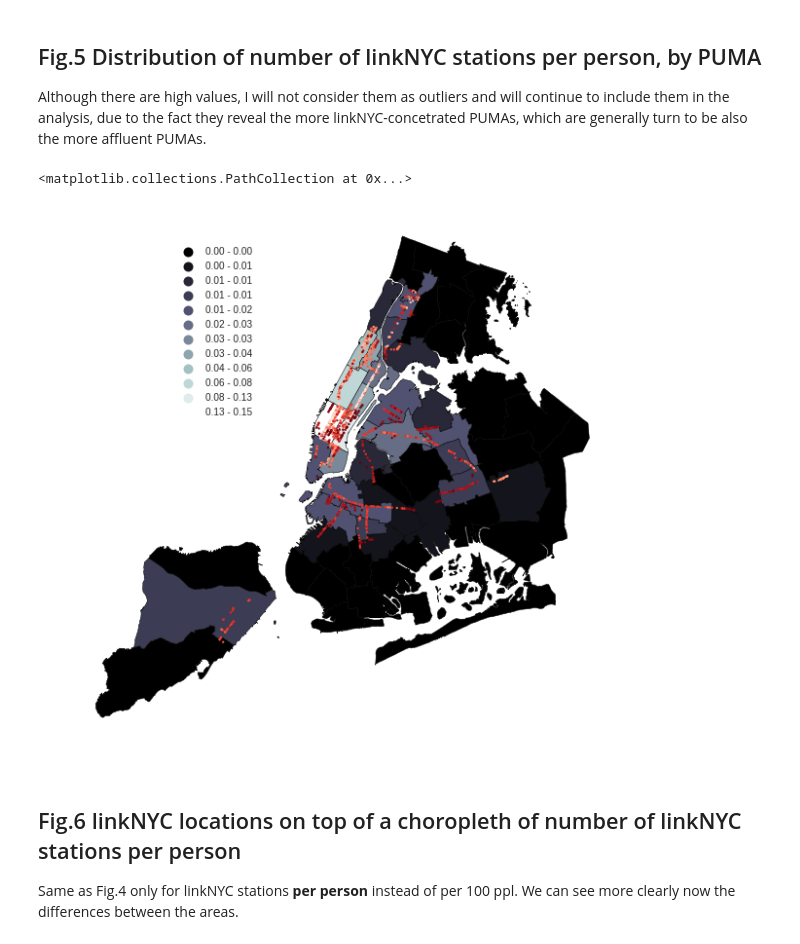
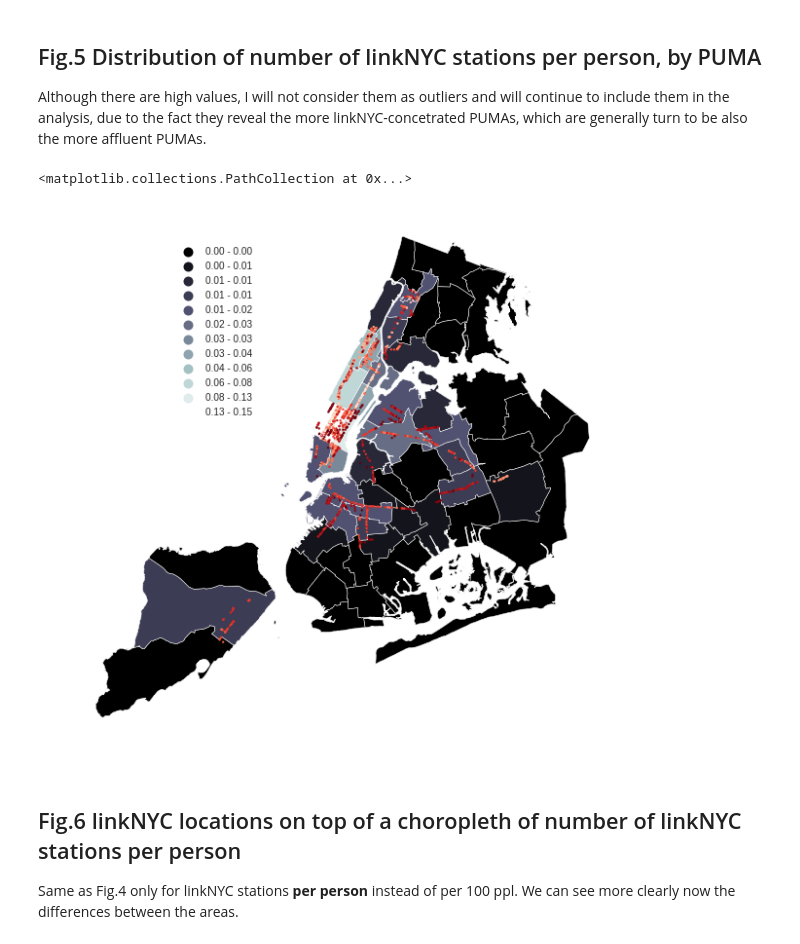
Before and after one commit to danachermesh/PUI2017_dcr346, a Jupyter notebook: HW9_dcr346/geopandas_census_dcr346.ipynb, the cells around one changed output. Drawn from its saved outputs; the diff is of its cells as text; code cells hidden in the pictures.

```diff
--- a/HW9_dcr346/geopandas_census_dcr346.ipynb
+++ b/HW9_dcr346/geopandas_census_dcr346.ipynb
@@ -754,15 +754,15 @@ Although there are high values, I will not consider them as outliers and will co
 # %%
 fig = plt.figure(figsize = (10,10))
 ax = fig.add_subplot(111)
-cp.choroplethNYC(pumashplc, column="linkNYCpp", cmap='bone', scheme='Fisher_Jenks', k=12, edgecolor='k', lw=.5, ax=ax)
+cp.choroplethNYC(pumashplc, column="linkNYCpp", cmap='bone', scheme='Fisher_Jenks', k=12, edgecolor='white', lw=.5, ax=ax)
 
 x = linkNYC.longitude;
 y = linkNYC.latitude;
 c = linkNYC.Date
 scatter(x,y,4,c, cmap='Reds')
 # %% [output]
 <matplotlib.collections.PathCollection at 0x...>
-[figure, old version]
+[figure, new version]
 # %% [markdown]
 ## Fig.6 linkNYC locations on top of a choropleth of number of linkNYC stations per person
 Same as Fig.4 only for linkNYC stations **per person** instead of per 100 ppl. We can see more clearly now the differences between the areas.
```
Also changed, not shown: parts of 3 cells of this notebook.
